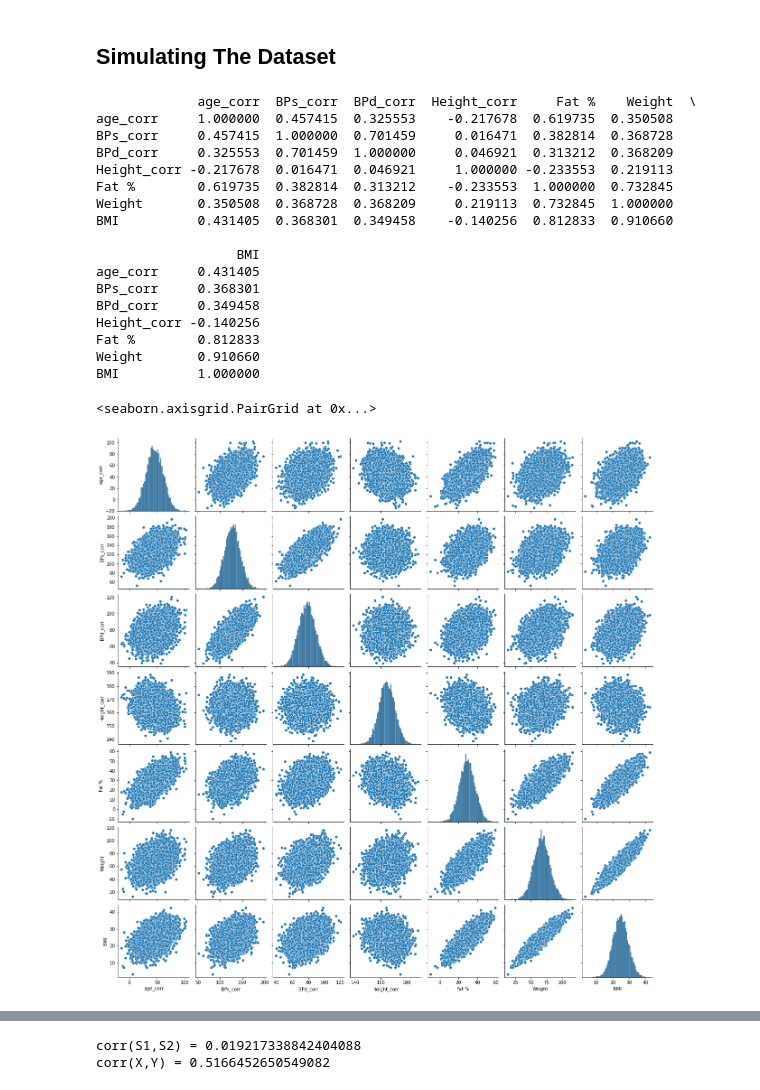
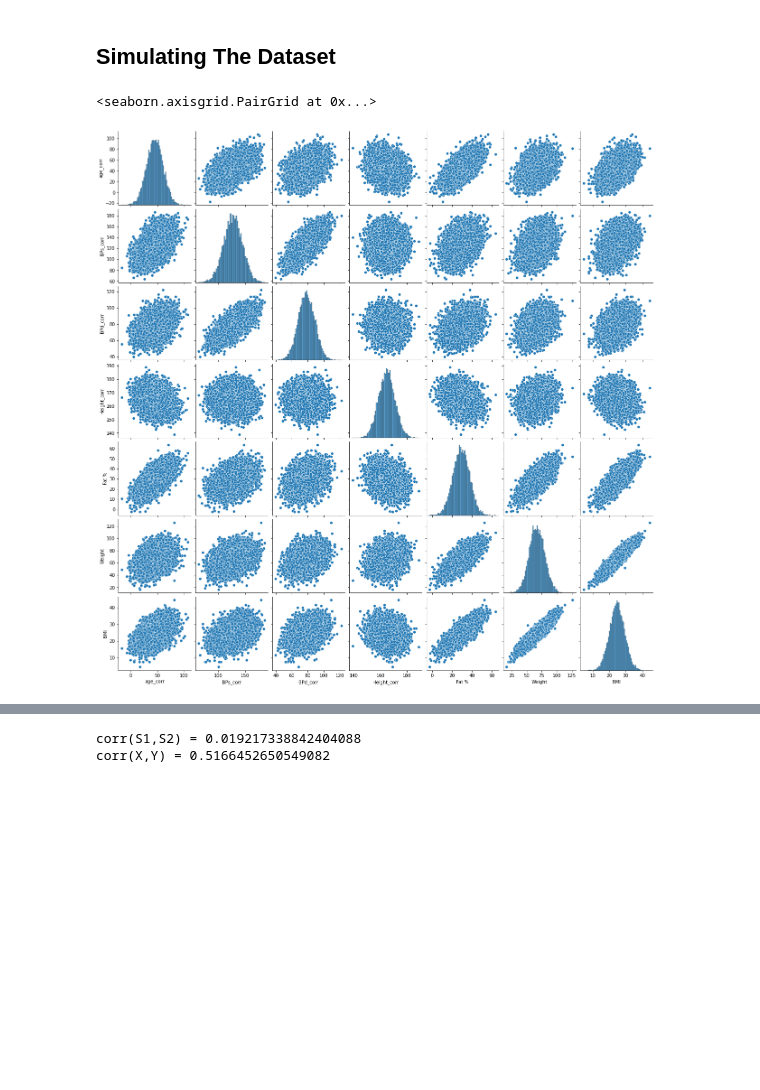
Before and after one commit to CiaranMoran27/playing_with_jupyter, a Jupyter notebook: modelling_real_world_scenario.ipynb, the cells around one changed output, grey strips where cells are left out. Saved outputs shown, nothing was run; the diff lists cells and outputs as text; code cells hidden in the pictures; blank space fills up the shorter version.

```diff
--- a/modelling_real_world_scenario.ipynb
+++ b/modelling_real_world_scenario.ipynb
@@ -388,54 +597,37 @@ cov_weight_height = 0.20 * np.sqrt(var_weight * var_height)
 cov_weight_fat = 0.73 * np.sqrt(var_weight * var_fat)
 
 cov_bmi_age = 0.44 * np.sqrt(var_bmi * var_age)
 cov_bmi_bps = 0.37 * np.sqrt(var_bmi * var_bps)
 cov_bmi_bpd = 0.35 * np.sqrt(var_bmi * var_bpd)
 cov_bmi_height = -0.16 * np.sqrt(var_bmi * var_height)
 cov_bmi_fat = 0.81 * np.sqrt(var_bmi * var_fat)
 cov_bmi_weight = 0.91 * np.sqrt(var_bmi * var_weight)
 
 
 # This is a covariance matrix that will be fed into the random.multivariate_normal to correlate the data
 # Performing this action was justified as all variables follow a normal distribution
 
 #                 Age              BPs              BPd              Height               # Fat %           # weight         # BMI
 cov_matrix =  [[var_age,        cov_age_bps,     cov_age_bpd,      cov_height_age,    cov_fat_age,     cov_weight_age,    cov_bmi_age   ],    # age
               [cov_age_bps,       var_bps,       cov_bpd_bps,      cov_height_bps,    cov_fat_bps,     cov_weight_bps,    cov_bmi_bps   ],    # BPs
               [cov_age_bpd,     cov_bpd_bps,       var_bpd,        cov_height_bpd,    cov_fat_bpd,     cov_weight_bpd,    cov_bmi_bpd   ],    # BPd
               [cov_height_age,  cov_height_bps,  cov_height_bpd,     var_height,      cov_fat_height,  cov_weight_height, cov_bmi_height],    # height
               [cov_fat_age,     cov_fat_bps,     cov_fat_bpd,      cov_fat_height ,      var_fat,      cov_weight_fat,    cov_bmi_fat   ],    # Fat %
               [cov_weight_age,  cov_weight_bps,  cov_weight_bpd,   cov_weight_height, cov_weight_fat,    var_weight,      cov_bmi_weight],    # weight
               [cov_bmi_age,     cov_bmi_bps,     cov_bmi_bpd,      cov_bmi_height,    cov_bmi_fat,     cov_bmi_weight,        var_bmi   ]]    # BMI
 
 multi2 = np.random.multivariate_normal(mean, cov_matrix, (10000), check_valid = 'warn')
-normal2 = np.random.normal(mean, stdDev, (1000, 7))
+#normal2 = np.random.normal(mean, stdDev, (1000, 7))
 
 
 dict = { 'age_corr' : multi2[:,0], 'BPs_corr' : multi2[:,1], 'BPd_corr' : multi2[:,2], 'Height_corr' : multi2[:,3], 'Fat %' : multi2[:,4], 'Weight' : multi2[:,5], 'BMI' : multi2[:,6]}
 df = pd.DataFrame(dict)
 
-print(df.corr())
+#print(df.corr())
 sns.pairplot(df)
 # %% [output]
-             age_corr  BPs_corr  BPd_corr  Height_corr     Fat %    Weight  \
-age_corr     1.000000  0.457415  0.325553    -0.217678  0.619735  0.350508
-BPs_corr     0.457415  1.000000  0.701459     0.016471  0.382814  0.368728
-BPd_corr     0.325553  0.701459  1.000000     0.046921  0.313212  0.368209
-Height_corr -0.217678  0.016471  0.046921     1.000000 -0.233553  0.219113
-Fat %        0.619735  0.382814  0.313212    -0.233553  1.000000  0.732845
-Weight       0.350508  0.368728  0.368209     0.219113  0.732845  1.000000
-BMI          0.431405  0.368301  0.349458    -0.140256  0.812833  0.910660
-
-                  BMI
-age_corr     0.431405
-BPs_corr     0.368301
-BPd_corr     0.349458
-Height_corr -0.140256
-Fat %        0.812833
-Weight       0.910660
-BMI          1.000000
+<seaborn.axisgrid.PairGrid at 0x...>
-<seaborn.axisgrid.PairGrid at 0x...>
-[figure, old version]
+[figure, new version]
 # %%
 '''
 fig, ax = plt.subplots(4, 3, sharex = True, sharey = False, figsize = (15, 15))
```
Also changed, not shown: parts of 32 cells of this notebook, 1 other file.
